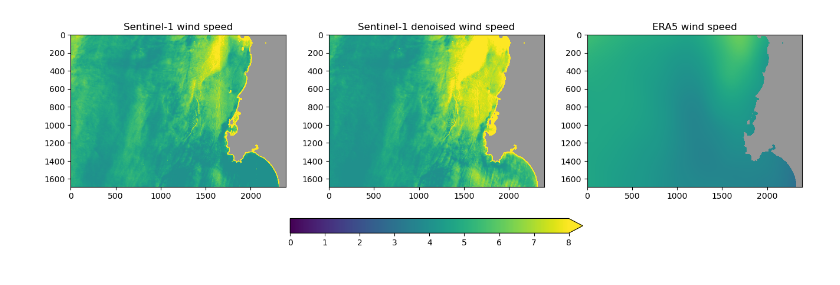
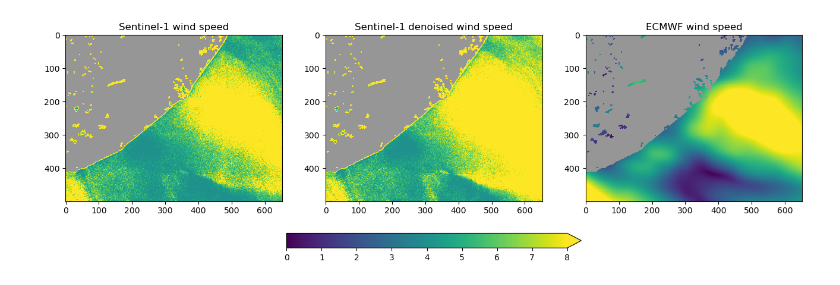
Before and after one commit to nansencenter/openwind, a Jupyter notebook: tutorial/04_retrieve_sar_wind.ipynb, the cells around one changed output. Saved outputs shown, nothing was run; the diff lists cells and outputs as text; code cells hidden in the pictures.

```diff
--- a/tutorial/04_retrieve_sar_wind.ipynb
+++ b/tutorial/04_retrieve_sar_wind.ipynb
@@ -19,0 +45,5 @@ ds = xr.open_dataset('test.nc')
+# %%
+ocn_geometry = SwathDefinition(lats=wind_ds.owiLat.data, lons=wind_ds.owiLon.data)
+# %%
+wind_dir = resample_nearest(ocn_geometry, wind_ds.owiEcmwfWindDirection.data, grdh_geometry, radius_of_influence=2000)
+wind_spd = resample_nearest(ocn_geometry, wind_ds.owiEcmwfWindSpeed.data, grdh_geometry, radius_of_influence=2000)
@@ -55,29 +90,29 @@ def cmod5n_inverse(sigma0_obs, phi, incidence, iterations: int = 10):
         step = step/2
     return V
 # %%
-phi = np.mod(ds.wind_dir.data[:, 100:-100] - ds.look_direction.data[:, 100:-100], 360)
-sar_wind_spd = cmod5n_inverse(ds.sigma0.data[:, 100:-100], phi, ds.angle_of_incidence.data[:, 100:-100], iterations=10,)
+phi = np.mod(wind_dir[50:550, 100:-100] - ds.look_direction.data[50:550, 100:-100], 360)
+sar_wind_spd = cmod5n_inverse(ds.sigma0.data[50:550, 100:-100], phi, ds.angle_of_incidence.data[50:550, 100:-100], iterations=10,)
 # %%
-phi = np.mod(ds.wind_dir.data[:, 100:-100] - ds.look_direction.data[:, 100:-100], 360)
-sar_wind_spd_dn = cmod5n_inverse(ds.sigma0_s1dn.data[:, 100:-100], phi, ds.angle_of_incidence.data[:, 100:-100], iterations=10,)
+phi = np.mod(wind_dir[50:550, 100:-100] - ds.look_direction.data[50:550, 100:-100], 360)
+sar_wind_spd_dn = cmod5n_inverse(ds.sigma0_s1dn.data[50:550, 100:-100], phi, ds.angle_of_incidence.data[50:550, 100:-100], iterations=10,)
 # %%
-wm = ds.watermask.data[:, 100:-100]
+wm = ds.watermask.data[50:550, 100:-100]
 wm[wm == 1] = np.nan
 
 
 fig, (ax1, ax2, ax3) = plt.subplots(1, 3, figsize=(16, 7))
 ax1.set_title('Sentinel-1 wind speed')
 im1 = ax1.imshow(sar_wind_spd, clim=(0, 8))
 ax1.imshow(wm, cmap='Greys_r', clim=(0, 4))
 ax2.set_title('Sentinel-1 denoised wind speed')
 im2 = ax2.imshow(sar_wind_spd_dn, clim=(0, 8))
 ax2.imshow(wm, cmap='Greys_r', clim=(0, 4))
 
-ax3.set_title('ERA5 wind speed')
-im3 = ax3.imshow(ds.wind_spd.data[:, 100:-100], clim=(0, 8))
+ax3.set_title('ECMWF wind speed')
+im3 = ax3.imshow(wind_spd[50:550, 100:-100], clim=(0, 8))
 ax3.imshow(wm, cmap='Greys_r', clim=(0, 4))
 
 plt.colorbar(im1, ax=[ax1,ax2,ax3], orientation='horizontal', shrink=0.4, pad=0.1, extend='max')
 plt.show()
 # %% [output]
-[figure, old version]
+[figure, new version]
```
Also changed, not shown: parts of 10 cells of this notebook, 5 other files.
